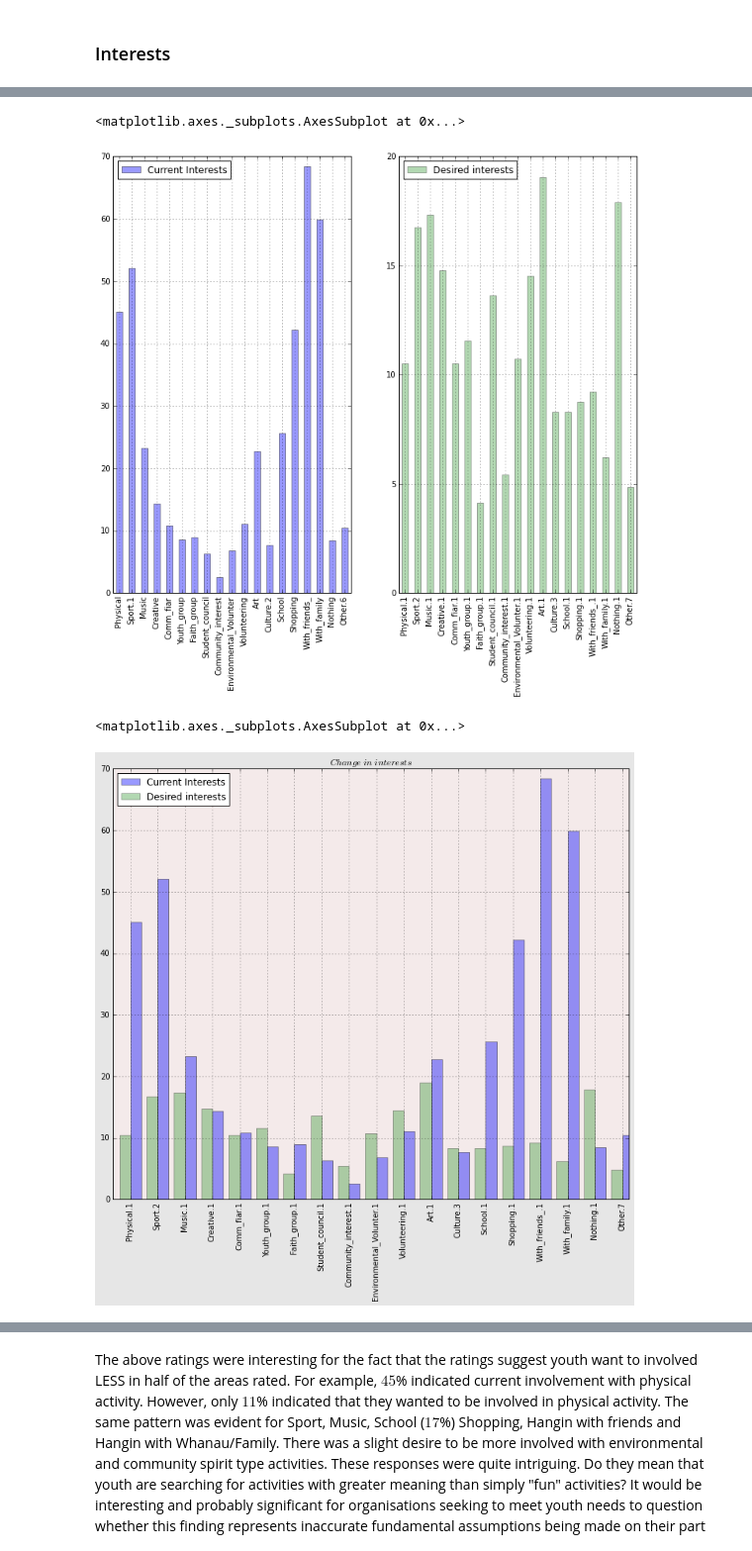
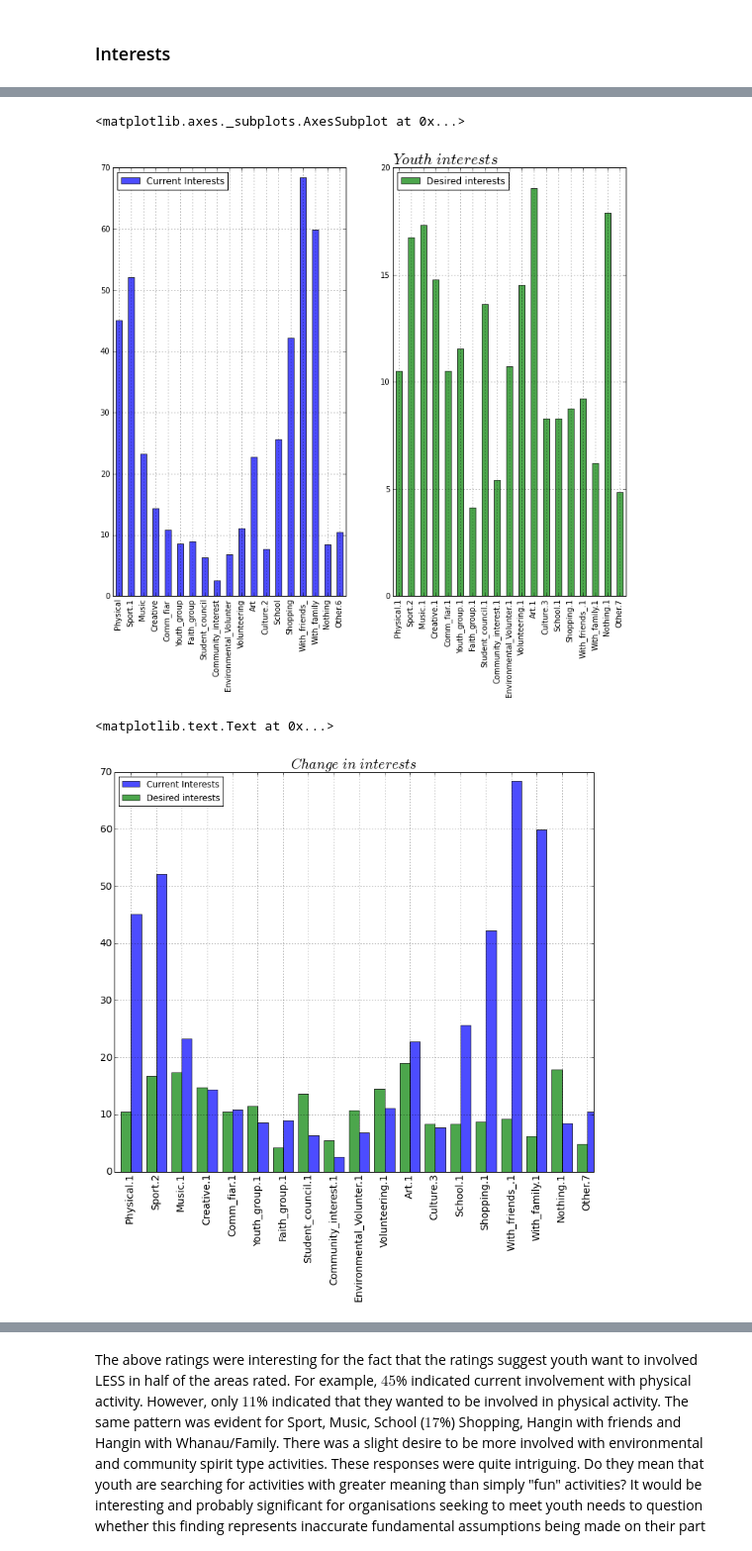
Before and after one commit to hillbs/Differential-Equations-and-Linear-Algebra, a Jupyter notebook: Youth_survey_git.ipynb, the cells around one changed output, grey strips where cells are left out. Shown at 99% size. Drawn from its saved outputs; the diff is of its cells as text; code cells hidden in the pictures.

```diff
--- a/Youth_survey_git.ipynb
+++ b/Youth_survey_git.ipynb
@@ -45,8 +45,8 @@ def Make_bar(A,B,C,Header, Y_label):
 # %%
 #plt.figure()
 def Standard_background():
-    f = plt.figure(facecolor=".9")
-    ax = f.add_subplot(111, axisbg="#F4EAEA")
+    f = plt.figure()#facecolor=".9")
+    ax = f.add_subplot(111)#, axisbg="#F4EAEA")
     return
 # %% [markdown]
 ## Import Data
@@ -66,3 +66,14 @@ df.head(4)
 4 rows × 176 columns
 # %% [markdown]
 ## Clean Data|
+# %%
+#Create School column
+df.ix[df.Lynmore >= 1,'School'] = 'Lynmore'
+df.ix[df.Whangamarino >= 1,'School'] = 'Whangamarino'
+df.ix[df.Rotokawa >= 1,'School'] = 'Rotokawa'
+df.ix[df.RLHS >= 1,'School'] = 'RLHS'
+df.ix[df.Owhata  >= 1,'School'] = 'Owhata'
+df.ix[df.Rotoma  >= 1,'School'] = 'Rotoma'
+df.ix[df.Ruamata  >= 1,'School'] = 'Ruamata'
+df.ix[df.Mokoia  >= 1,'School'] = 'Mokoia'
+df.head
@@ -597,18 +661,20 @@ Other.7                      4.849885
 Name: Desired interests, dtype: float64
 # %%
 fig, axs = plt.subplots(1,2)
-interests_A.plot(kind='bar',legend=True, alpha=.4,ax=axs[0])
-interests_B.plot(kind='bar',color='g',legend=True, alpha=.3,ax=axs[1])
+plt.title('$Youth \ interests$',fontsize=20,loc='left')
+interests_A.plot(kind='bar',legend=True, alpha=.7,ax=axs[0])
+interests_B.plot(kind='bar',color='g',legend=True, alpha=.7,ax=axs[1])
 # %% [output]
 <matplotlib.axes._subplots.AxesSubplot at 0x...>
-[figure, old version]
+[figure, new version]
 # %%
 Standard_background()
-interests_A.plot(kind='bar',legend=True, alpha=.4,position=0,title='$Change \ in \ interests$',width=.4)
-interests_B.plot(kind='bar',color='g',legend=True, alpha=.3,position=1,width=.4)
+interests_A.plot(kind='bar',legend=True, alpha=.7,position=0,width=.4,fontsize=14)
+interests_B.plot(kind='bar',color='g',legend=True, alpha=.7,position=1,width=.4)
+plt.title('$Change \ in \ interests$',fontsize=20)
 # %% [output]
-<matplotlib.axes._subplots.AxesSubplot at 0x...>
+<matplotlib.text.Text at 0x...>
-[figure, old version]
+[figure, new version]
 # %%
 interests_diff = interests_A.sub(interests_B.values)
 Standard_background()
```
Also changed, not shown: parts of 16 cells of this notebook, 2 other files.
